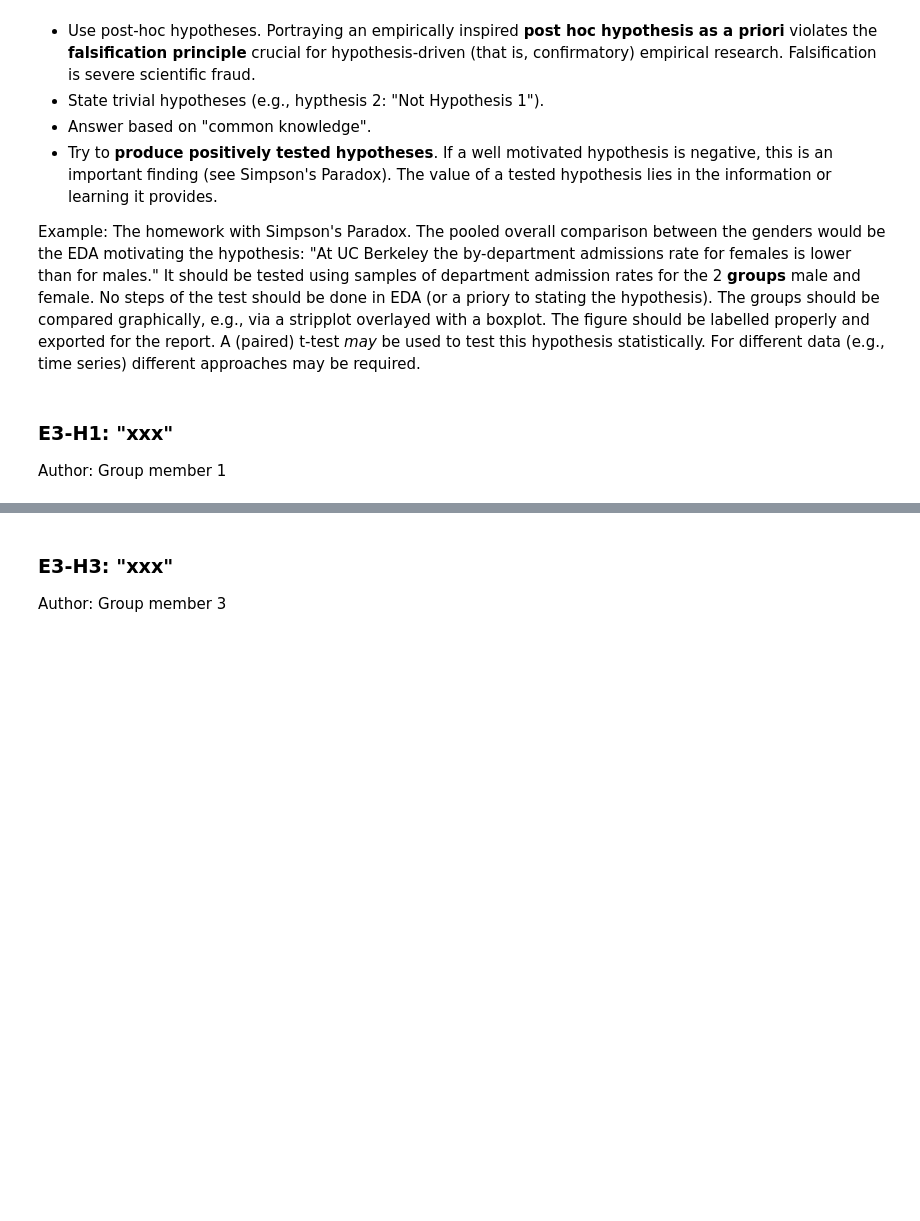
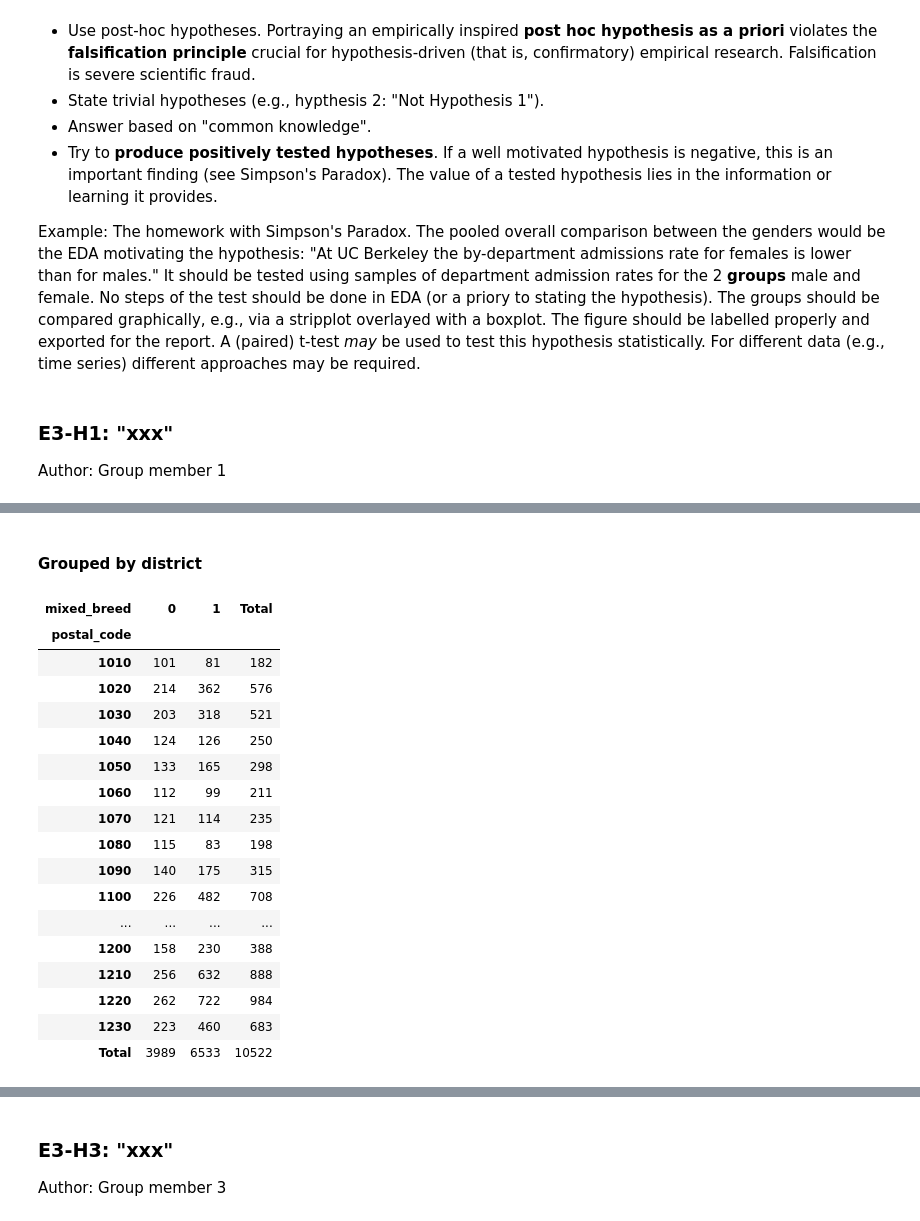
Before and after one commit to Abbastanza/data_engineering_py, a Jupyter notebook: prj01.ipynb, the cells around one changed output, grey strips where cells are left out. Drawn from its saved outputs; the diff is of its cells as text; code cells hidden in the pictures; blank space fills up the shorter version.

```diff
--- a/prj01.ipynb
+++ b/prj01.ipynb
@@ -358,0 +400,24 @@ Author: Group member 2
+# %% [markdown]
+#### Grouped by district
+# %%
+contingency_table3 = pd.crosstab(df['postal_code'], df['mixed_breed'], margins=True, margins_name='Total')
+contingency_table3
+# %% [output]
+| mixed_breed | 0 | 1 | Total |
+| postal_code |  |  |  |
+| 1010 | 101 | 81 | 182 |
+| 1020 | 214 | 362 | 576 |
+| 1030 | 203 | 318 | 521 |
+| 1040 | 124 | 126 | 250 |
+| 1050 | 133 | 165 | 298 |
+| 1060 | 112 | 99 | 211 |
+| 1070 | 121 | 114 | 235 |
+| 1080 | 115 | 83 | 198 |
+| 1090 | 140 | 175 | 315 |
+| 1100 | 226 | 482 | 708 |
+| ... | ... | ... | ... |
+| 1200 | 158 | 230 | 388 |
+| 1210 | 256 | 632 | 888 |
+| 1220 | 262 | 722 | 984 |
+| 1230 | 223 | 460 | 683 |
+| Total | 3989 | 6533 | 10522 |
```
Also changed, not shown: parts of 14 cells of this notebook.
